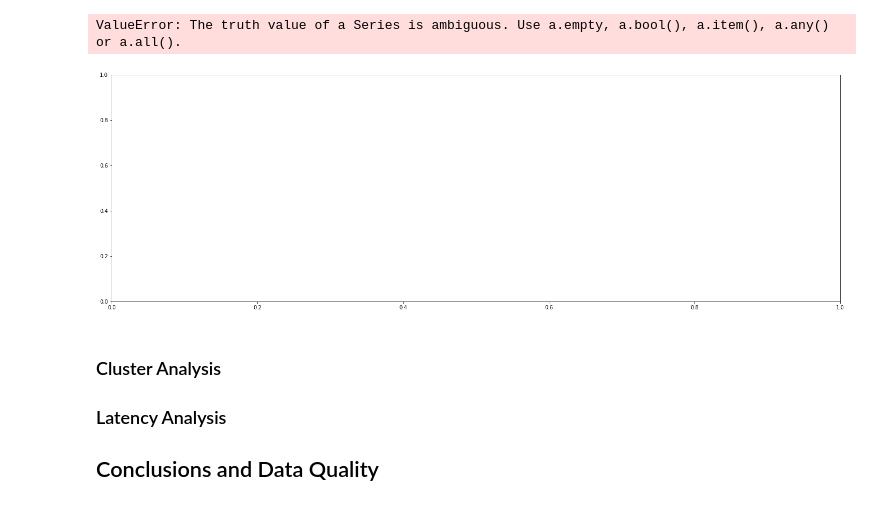
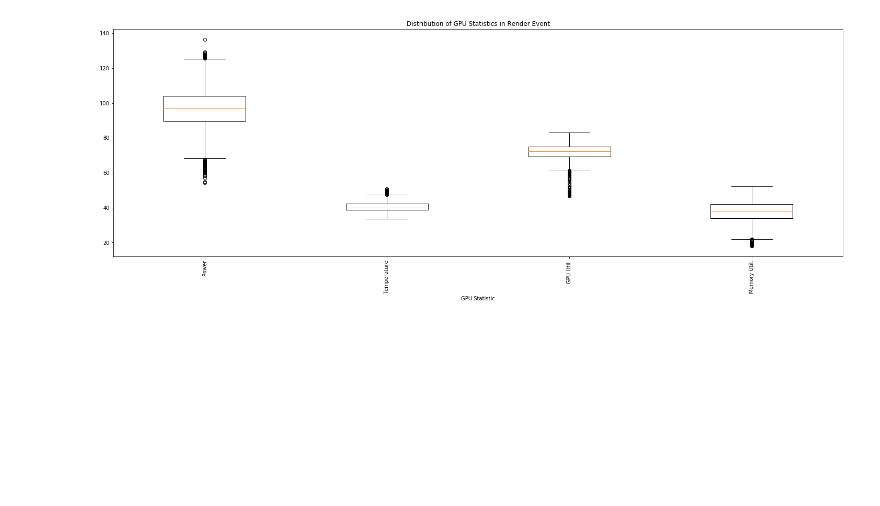
Before and after one commit to Castdeath97/csc8634-project, a Jupyter notebook: notebooks/data-understanding.ipynb, the cells around one changed output. Drawn from its saved outputs; the diff is of its cells as text; code cells hidden in the pictures; blank space fills up the shorter version.

```diff
--- a/notebooks/data-understanding.ipynb
+++ b/notebooks/data-understanding.ipynb
@@ -107,19 +145,21 @@ The power draw averages just under 100 and has a maximum of 200, considering the
-# %%
-gpu_df_render = isclose(gpu_df['timestamp'], check_task_df['timestamp'] , rtol=1e-05, atol=1e-08)
-gpu_df_t_render
-gpu_df_s_config
-gpu_df_s_tiling
-gpu_df_s_uploading
-
-
-plt.boxplot([gpu_df['gpuUtilPerc'], gpu_df['gpuMemUtilPerc']])
-# %% [output]
-ValueError: The truth value of a Series is ambiguous. Use a.empty, a.bool(), a.item(), a.any() or a.all().
-[figure, removed]
-# %% [markdown]
-### Cluster Analysis
-
-
-### Latency Analysis
-
-## Conclusions and Data Quality
+# %%
+# group by statistic
+
+plt.boxplot([gpu_events_df[gpu_events_df['eventName'] == 'Render']['powerDrawWatt'],
+            gpu_events_df[gpu_events_df['eventName'] == 'Render']['gpuTempC'],
+            gpu_events_df[gpu_events_df['eventName'] == 'Render']['gpuUtilPerc'],
+            gpu_events_df[gpu_events_df['eventName'] == 'Render']['gpuMemUtilPerc']])
+
+# setup labels and titles
+
+plt.title('Distribution of GPU Statistics in Render Event')
+plt.xlabel('GPU Statistic')
+plt.xticks([1, 2, 3, 4], gpu_stats_labels, rotation='vertical')
+
+
+# draw plot
+
+plt.rcParams['figure.figsize'] = [10, 6]
+plt.show()
+# %% [output]
+[figure, added]
```
Also changed, not shown: parts of 22 cells of this notebook, 5 other files.
